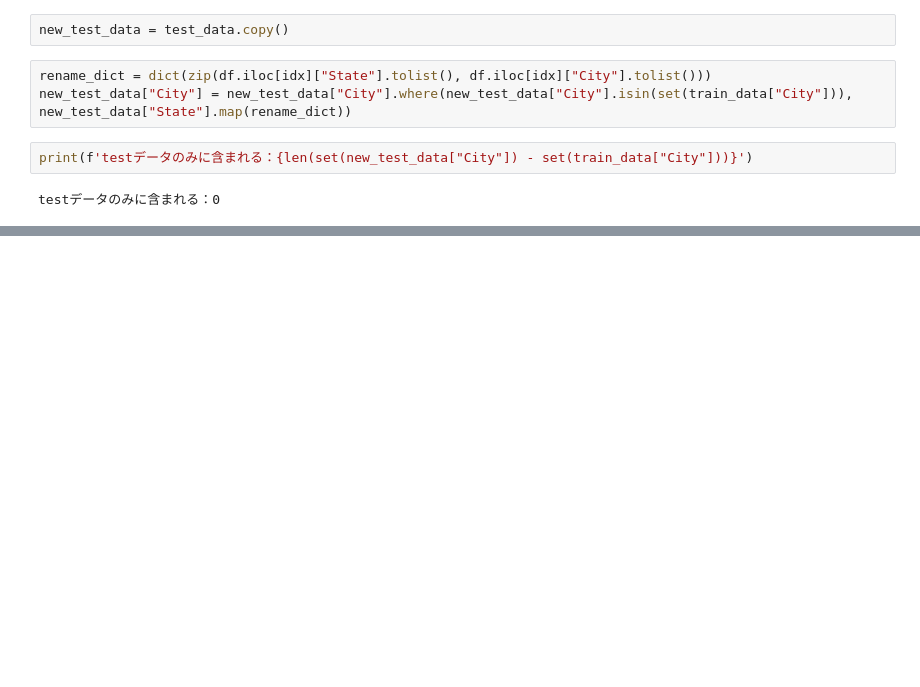
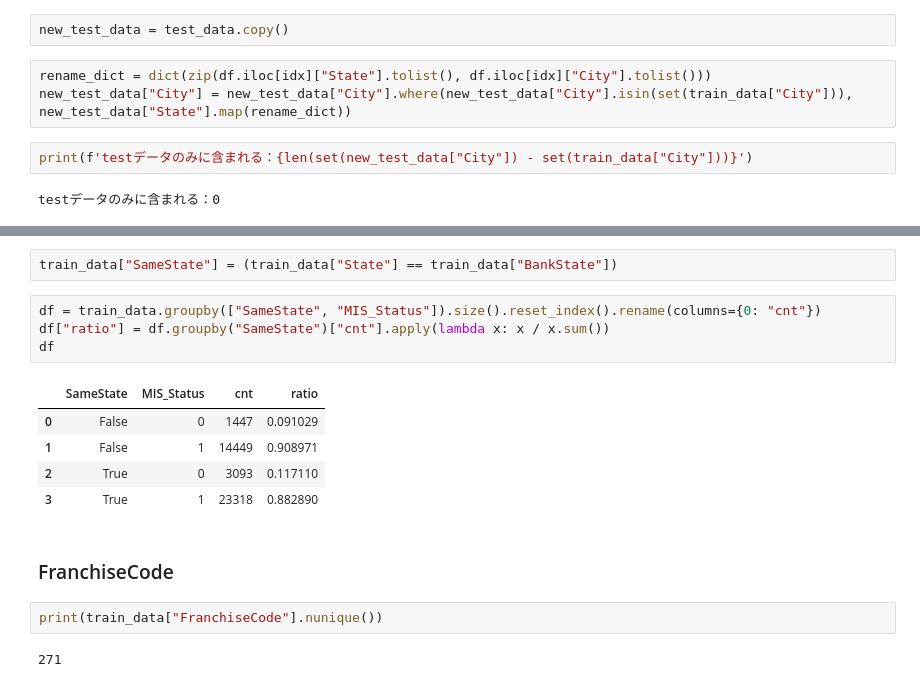
Before and after one commit to IR325/FinancialDataApplication, a Jupyter notebook: notebooks/20240212_EDA.ipynb, the cells around one changed output, grey strips where cells are left out. Drawn from its saved outputs; the diff is of its cells as text; blank space fills up the shorter version.

```diff
--- a/notebooks/20240212_EDA.ipynb
+++ b/notebooks/20240212_EDA.ipynb
@@ -474,0 +489,18 @@ test_data[test_data["City"].isin(rare_cities)][["State", "City"]]
+# %%
+train_data["SameState"] = (train_data["State"] == train_data["BankState"])
+# %%
+df = train_data.groupby(["SameState", "MIS_Status"]).size().reset_index().rename(columns={0: "cnt"})
+df["ratio"] = df.groupby("SameState")["cnt"].apply(lambda x: x / x.sum())
+df
+# %% [output]
+|  | SameState | MIS_Status | cnt | ratio |
+| 0 | False | 0 | 1447 | 0.091029 |
+| 1 | False | 1 | 14449 | 0.908971 |
+| 2 | True | 0 | 3093 | 0.117110 |
+| 3 | True | 1 | 23318 | 0.882890 |
+# %% [markdown]
+### FranchiseCode
+# %%
+print(train_data["FranchiseCode"].nunique())
+# %% [output]
+271
```
Also changed, not shown: parts of 9 cells of this notebook, 8 other files.
